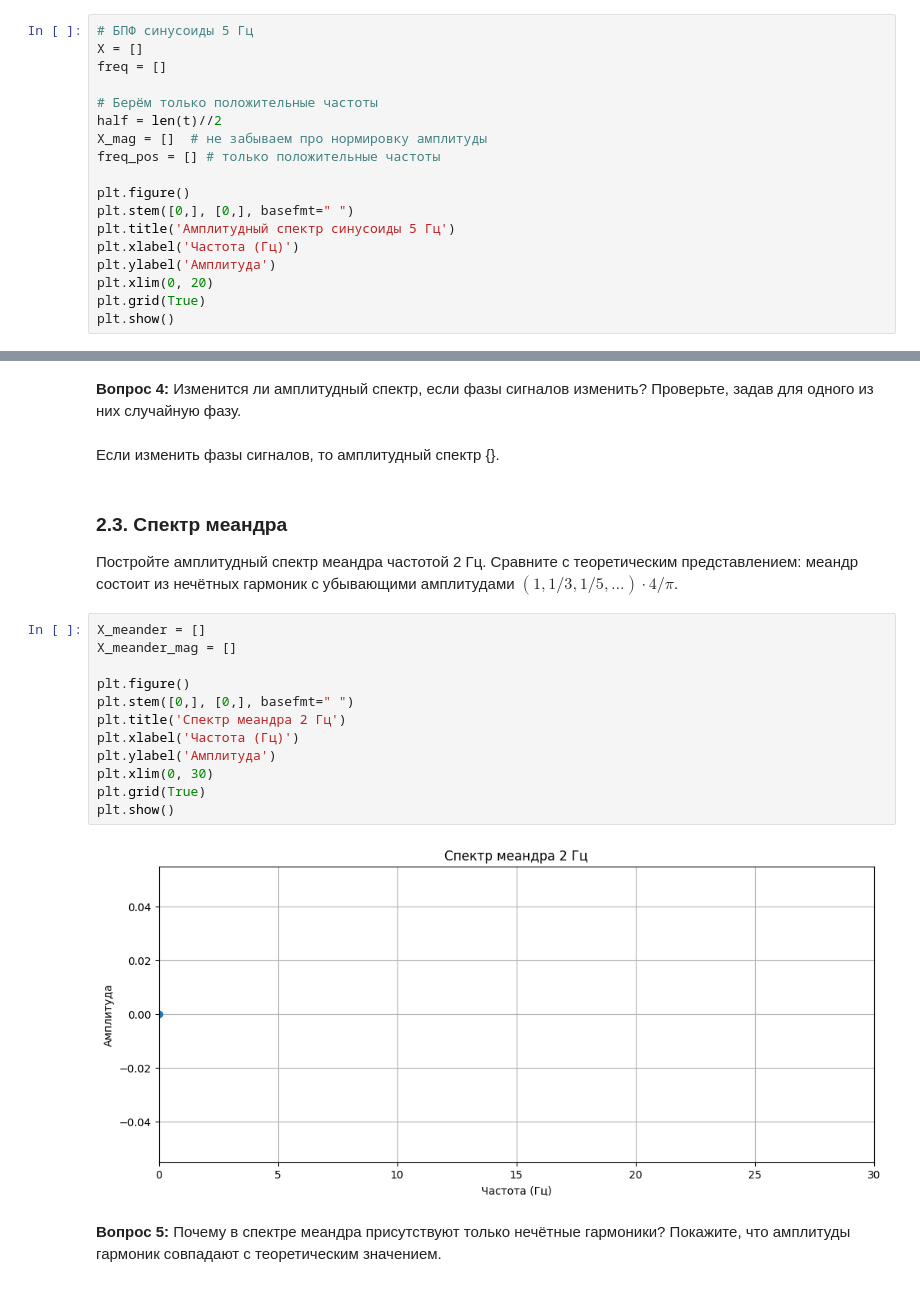
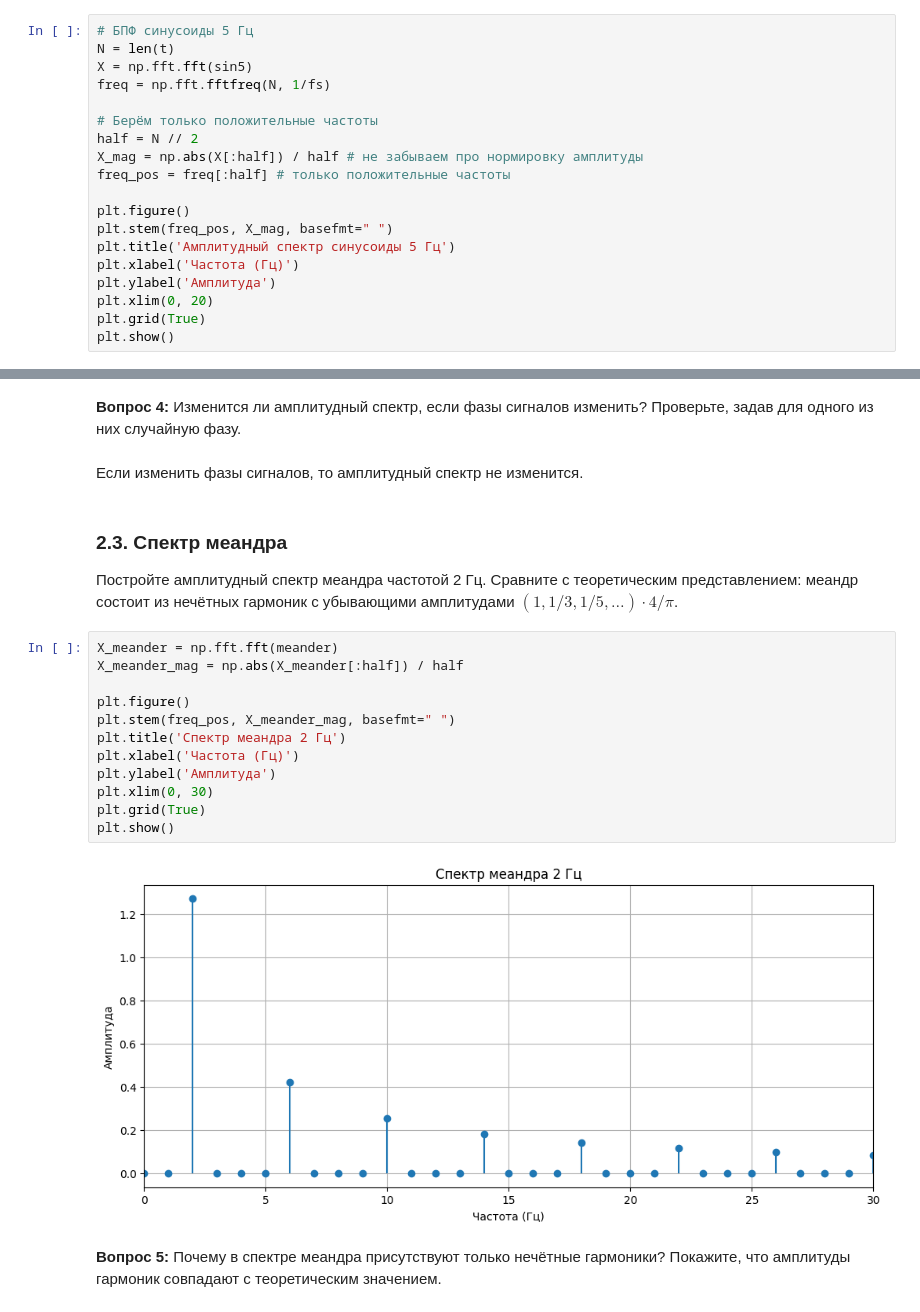
Before and after one commit to vadimka683/dsp-seminars, a Jupyter notebook: seminars/1.ipynb, the cells around one changed output, grey strips where cells are left out. Saved outputs shown, nothing was run; the diff lists cells and outputs as text.

```diff
--- a/seminars/1.ipynb
+++ b/seminars/1.ipynb
@@ -143,16 +143,17 @@ plt.show()
 Подпишите оси: частота (Гц), амплитуда.
 # %%
 # БПФ синусоиды 5 Гц
-X = []
-freq = []
+N = len(t)
+X = np.fft.fft(sin5)
+freq = np.fft.fftfreq(N, 1/fs)
 
 # Берём только положительные частоты
-half = len(t)//2
-X_mag = []  # не забываем про нормировку амплитуды
-freq_pos = [] # только положительные частоты
+half = N // 2
+X_mag = np.abs(X[:half]) / half # не забываем про нормировку амплитуды
+freq_pos = freq[:half] # только положительные частоты
 
 plt.figure()
-plt.stem([0,], [0,], basefmt=" ")
+plt.stem(freq_pos, X_mag, basefmt=" ")
 plt.title('Амплитудный спектр синусоиды 5 Гц')
 plt.xlabel('Частота (Гц)')
 plt.ylabel('Амплитуда')
@@ -186,25 +187,25 @@ plt.show()
 # %% [markdown]
 **Вопрос 4:** Изменится ли амплитудный спектр, если фазы сигналов изменить? Проверьте, задав для одного из них случайную фазу.
 # %% [markdown]
-Если изменить фазы сигналов, то амплитудный спектр {}.
+Если изменить фазы сигналов, то амплитудный спектр не изменится.
 # %% [markdown]
 ### 2.3. Спектр меандра
 
 Постройте амплитудный спектр меандра частотой 2 Гц. Сравните с теоретическим представлением: меандр состоит из нечётных гармоник с убывающими амплитудами $(1, 1/3, 1/5,\dots)\cdot 4/\pi$.
 # %%
-X_meander = []
-X_meander_mag = []
+X_meander = np.fft.fft(meander)
+X_meander_mag = np.abs(X_meander[:half]) / half
 
 plt.figure()
-plt.stem([0,], [0,], basefmt=" ")
+plt.stem(freq_pos, X_meander_mag, basefmt=" ")
 plt.title('Спектр меандра 2 Гц')
 plt.xlabel('Частота (Гц)')
 plt.ylabel('Амплитуда')
 plt.xlim(0, 30)
 plt.grid(True)
 plt.show()
 # %% [output]
-[figure, old version]
+[figure, new version]
 # %% [markdown]
 
 **Вопрос 5:** Почему в спектре меандра присутствуют только нечётные гармоники? Покажите, что амплитуды гармоник совпадают с теоретическим значением.
```
Also changed, not shown: parts of 4 cells of this notebook.
